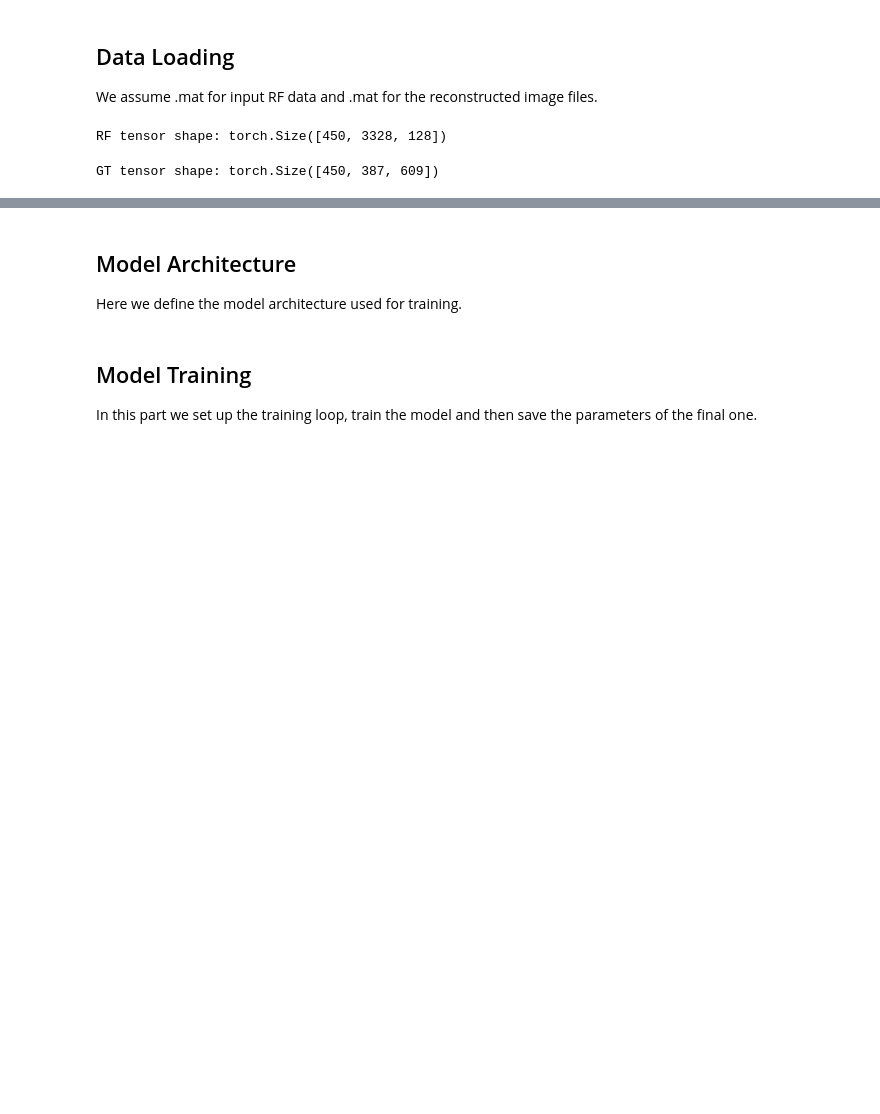
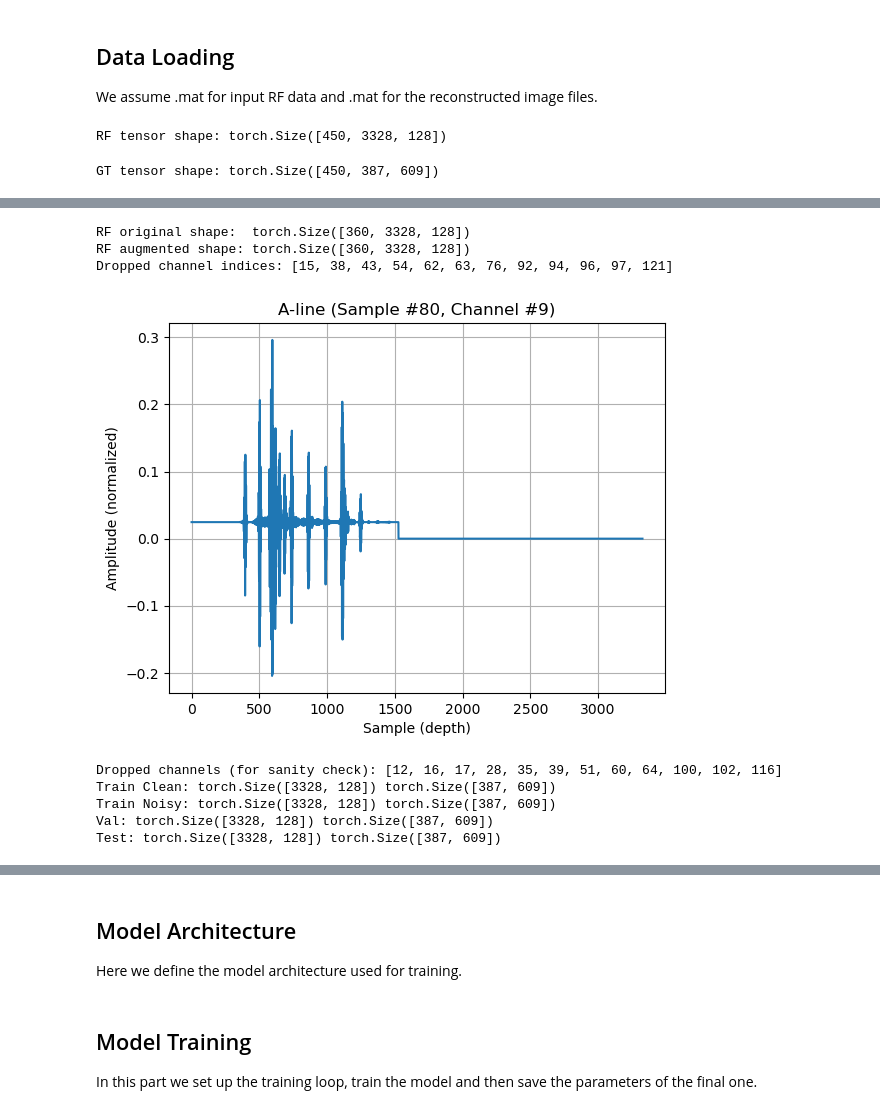
Before and after one commit to jacobinsilico/ReconstructUS, a Jupyter notebook: code/train_model.ipynb, the cells around one changed output, grey strips where cells are left out. Saved outputs shown, nothing was run; the diff lists cells and outputs as text; code cells hidden in the pictures; blank space fills up the shorter version.

```diff
--- a/code/train_model.ipynb
+++ b/code/train_model.ipynb
@@ -124 +156,75 @@ Mean absolute diff: 0.008891894482076168
+# %%
+# we need a function to randomly zero out transducer elements [450 x 10% zeroed out x 3000 something]
+import torch
+import numpy as np
+import random
+
+def zero_out_rf_channels(rf_tensor, dropout_rate=0.1):
+    """
+    Randomly zero out dropout_rate fraction of transducer channels.
+
+    Args:
+        rf_tensor (torch.Tensor): [N, D, C] RF data
+        dropout_rate (float): Fraction of channels to zero out
+
+    Returns:
+        rf_aug (torch.Tensor): Augmented tensor with dropped channels
+        dropped_channels (list[int]): Indices of zeroed channels
+    """
+    N, D, C = rf_tensor.shape
+    num_drop = int(C * dropout_rate)
+    dropped_channels = sorted(random.sample(range(C), num_drop))
+
+    # Clone to avoid modifying original
+    rf_aug = rf_tensor.clone()
+    rf_aug[:, :, dropped_channels] = 0
+
+    return rf_aug, dropped_channels
+
+# ==== Test it on rf_train ====
+rf_augmented, zeroed_idx = zero_out_rf_channels(rf_train, dropout_rate=0.1)
+
+print("RF original shape: ", rf_train.shape)
+print("RF augmented shape:", rf_augmented.shape)
+print("Dropped channel indices:", zeroed_idx)
+
+# === Visual sanity check ===
+from utils.visualize_raw import visualize_rf_line
+
+file_idx = 80  # plane wave index to visualize
+pw_idx   = 8
+ch_idx   = 9
+# should look flatlined (all zeros)
+visualize_rf_line(rf_augmented, file_idx=file_idx, pw_idx=pw_idx, ch_idx=ch_idx)
+# %% [output]
+RF original shape:  torch.Size([360, 3328, 128])
+RF augmented shape: torch.Size([360, 3328, 128])
+Dropped channel indices: [15, 38, 43, 54, 62, 63, 76, 92, 94, 96, 97, 121]
+[figure, added]
+# %%
+from torch.utils.data import TensorDataset
+# === 1. Augment GT for training ===
+gt_train_augmented = augment_gt_tensor(gt_train)
+
+# === 2. Zero out 10% of channels in RF training data ===
+rf_train_subsampled, dropped_channels = zero_out_rf_channels(rf_train, dropout_rate=0.1)
+print("Dropped channels (for sanity check):", dropped_channels)
+
+# === 3. Create TensorDatasets ===
+train_clean_ds = TensorDataset(rf_train, gt_train_augmented)
+train_noisy_ds = TensorDataset(rf_train_subsampled, gt_train_augmented)
+val_ds         = TensorDataset(rf_val, gt_val)
+test_ds        = TensorDataset(rf_test, gt_test)
+
+# (Optional) Print shapes to verify
+print("Train Clean:", train_clean_ds[0][0].shape, train_clean_ds[0][1].shape)
+print("Train Noisy:", train_noisy_ds[0][0].shape, train_noisy_ds[0][1].shape)
+print("Val:", val_ds[0][0].shape, val_ds[0][1].shape)
+print("Test:", test_ds[0][0].shape, test_ds[0][1].shape)
+# %% [output]
+Dropped channels (for sanity check): [12, 16, 17, 28, 35, 39, 51, 60, 64, 100, 102, 116]
+Train Clean: torch.Size([3328, 128]) torch.Size([387, 609])
+Train Noisy: torch.Size([3328, 128]) torch.Size([387, 609])
+Val: torch.Size([3328, 128]) torch.Size([387, 609])
+Test: torch.Size([3328, 128]) torch.Size([387, 609])
 # %%
```
Also changed, not shown: parts of 10 cells of this notebook.
